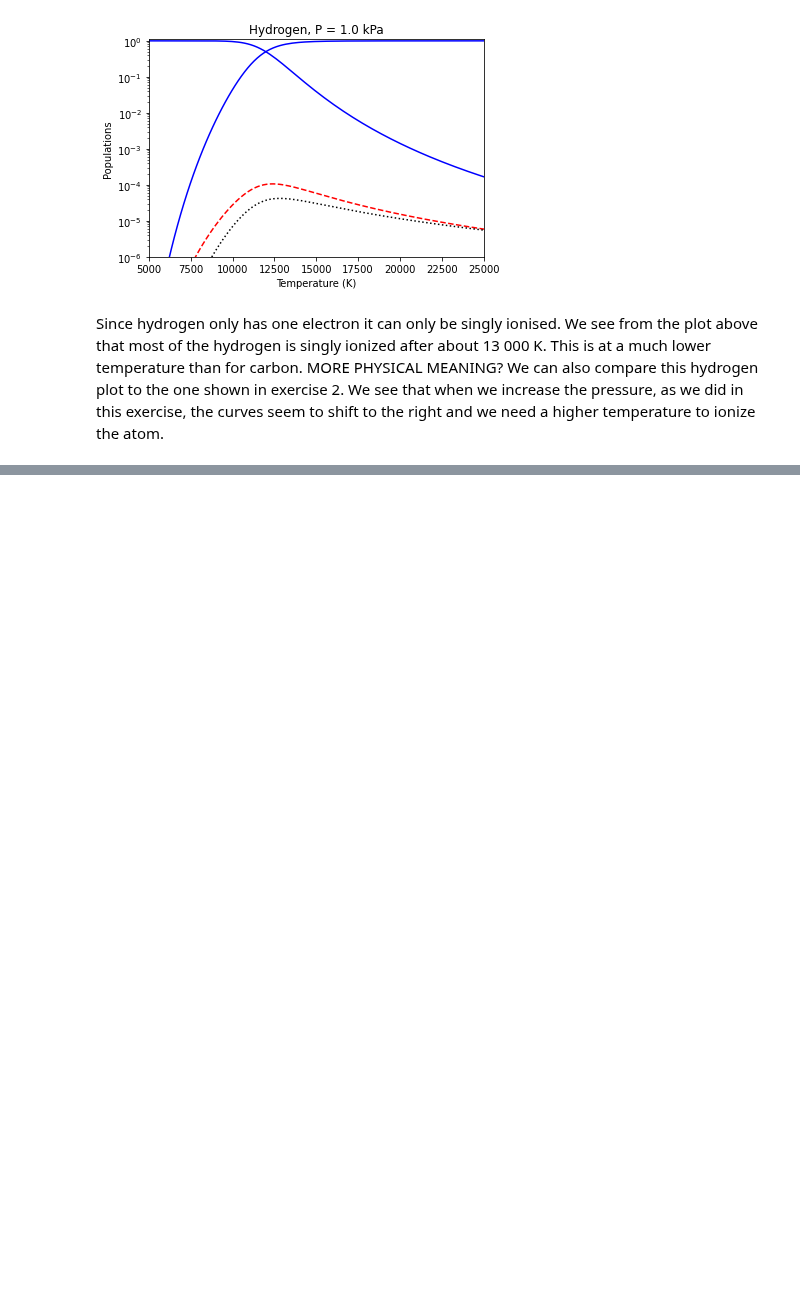
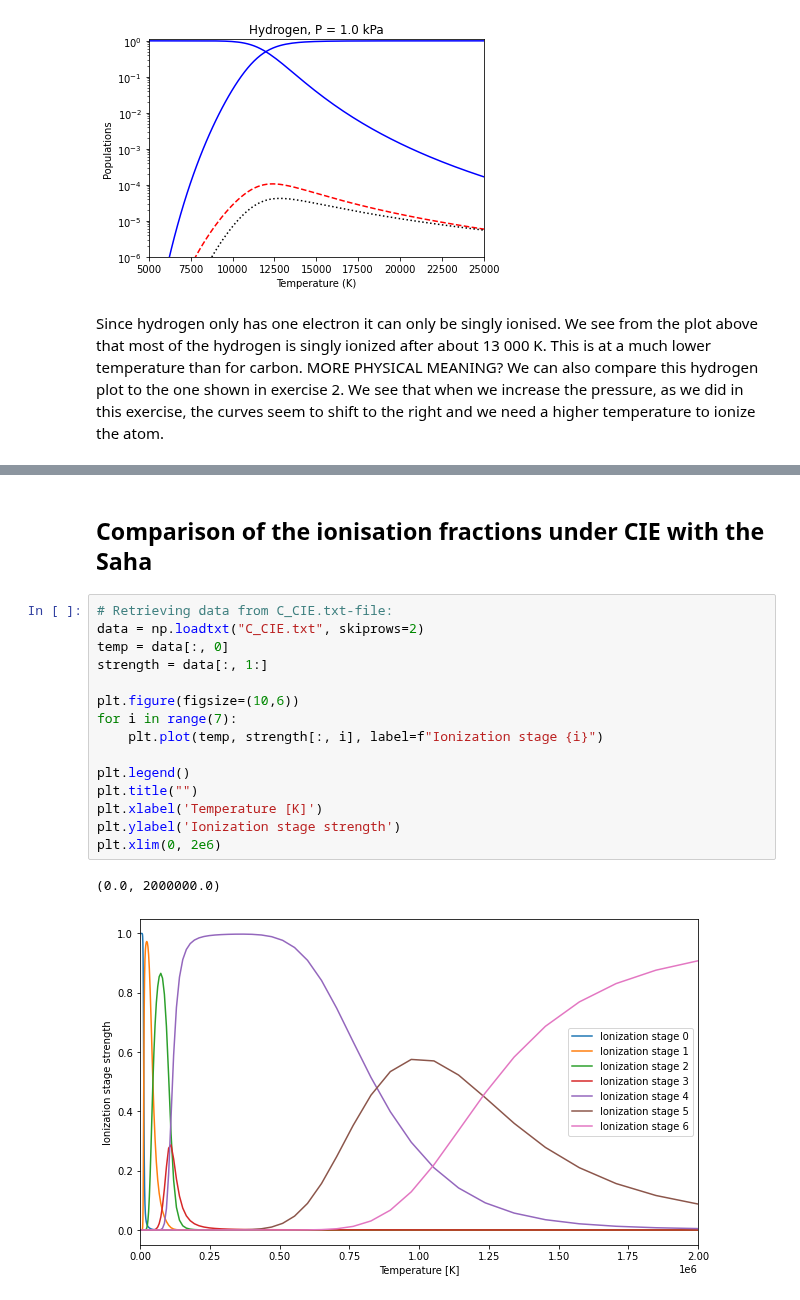
Before and after one commit to Rachelstiansen/AST4310, a Jupyter notebook: project work/project1/project1_student.ipynb, the cells around one changed output, grey strips where cells are left out. Saved outputs shown, nothing was run; the diff lists cells and outputs as text; blank space fills up the shorter version.

```diff
--- a/project work/project1/project1_student.ipynb
+++ b/project work/project1/project1_student.ipynb
@@ -274,3 +277,23 @@ plt.title(f'Carbon, T = [3500 - $10^7$] K, P = {pressure}');"""
 # %% [output]
 "\nc_atom_extended.plot_payne(temperatures, pressure)\nplt.xlim(0, 0.6*1e6) \nplt.title(f'Carbon, T = [3500 - $10^7$] K, P = {pressure}');"
 [figure]
+# %% [markdown]
+## Comparison of the ionisation fractions under CIE with the Saha
+# %%
+# Retrieving data from C_CIE.txt-file:
+data = np.loadtxt("C_CIE.txt", skiprows=2)
+temp = data[:, 0]
+strength = data[:, 1:]
+
+plt.figure(figsize=(10,6))
+for i in range(7):
+    plt.plot(temp, strength[:, i], label=f"Ionization stage {i}")
+
+plt.legend()
+plt.title("")
+plt.xlabel('Temperature [K]')
+plt.ylabel('Ionization stage strength')
+plt.xlim(0, 2e6)
+# %% [output]
+(0.0, 2000000.0)
+[figure, added]
```
Also changed, not shown: parts of 2 cells of this notebook.
